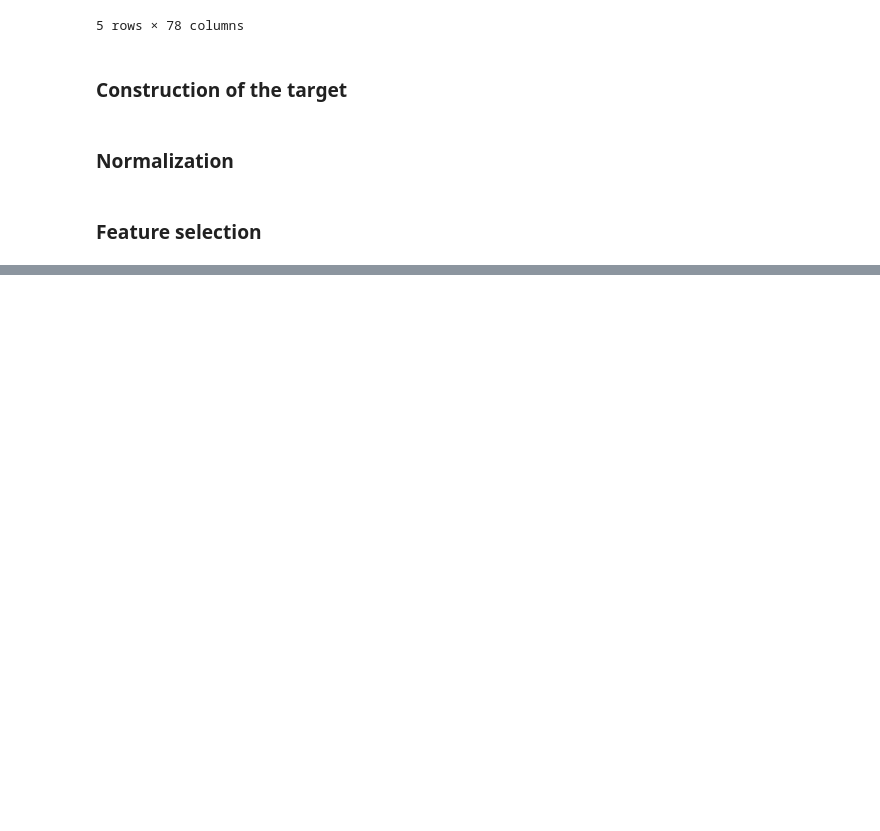
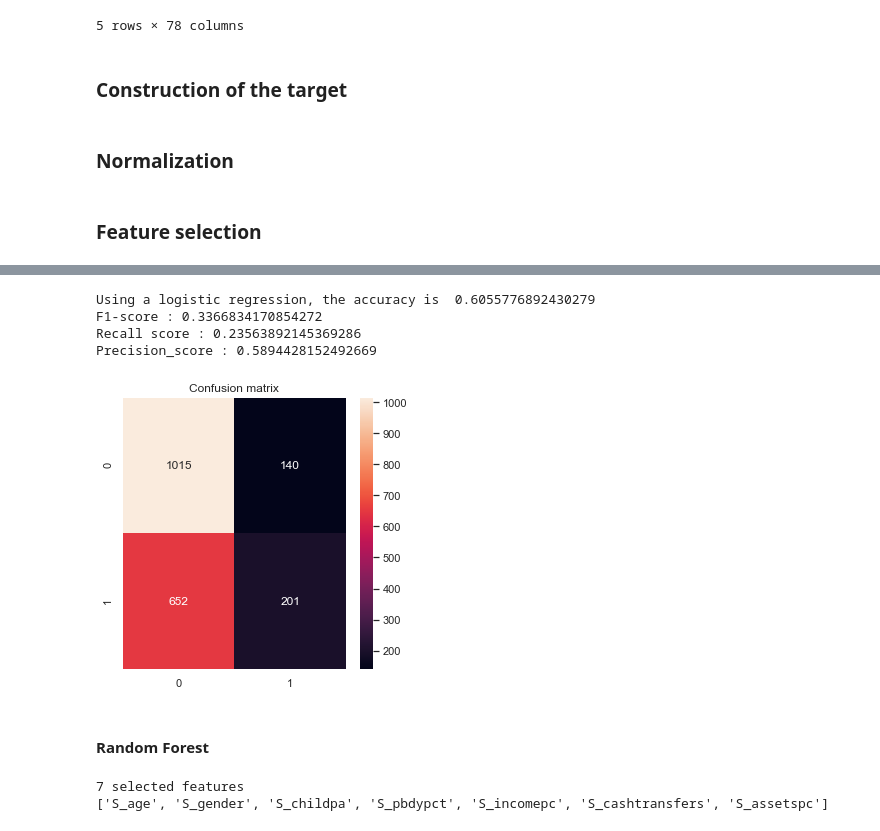
Before and after one commit to epfl-ada/ada-2020-project-milestone-p3-p3_2fast2curious, a Jupyter notebook: Freestyle.ipynb, the cells around one changed output, grey strips where cells are left out. Cells and saved outputs as stored; diff of their text form; code cells hidden in the pictures; blank space fills up the shorter version.

```diff
--- a/Freestyle.ipynb
+++ b/Freestyle.ipynb
@@ -192,0 +371,44 @@ I[to_norm] = normalize(I[to_norm])
+# %%
+#Split data set between train and test
+x_tr, x_te, y_tr, y_te = train_test_split(selection, np.ravel(target), test_size = 0.3, random_state = 50)
+
+#Logistic regression
+model = selection[rfe_feature].columns
+logistic = LogisticRegression(solver = 'lbfgs', max_iter = 5000)
+log_reg = logistic.fit(x_tr[model], y_tr)
+pred = log_reg.predict(x_te[model])
+
+#Statistics
+print('Using a logistic regression, the accuracy is ', accuracy_score(y_te, pred))
+print('F1-score :', f1_score(y_te, pred))
+print('Recall score :', recall_score(y_te, pred))
+print('Precision_score :', precision_score(y_te, pred))
+
+#Confusion matrix
+matrix = confusion_matrix(y_te, pred)
+plt.figure(figsize = (5, 5))
+sns.heatmap(matrix, annot=True, fmt="d")
+plt.title('Confusion matrix')
+plt.show()
+# %% [output]
+Using a logistic regression, the accuracy is  0.6055776892430279
+F1-score : 0.3366834170854272
+Recall score : 0.23563892145369286
+Precision_score : 0.5894428152492669
+[figure, added]
+# %% [markdown]
+#### Random Forest
+# %%
+from sklearn.feature_selection import SelectFromModel
+from sklearn.ensemble import RandomForestClassifier
+
+embeded_rf_selector = SelectFromModel(RandomForestClassifier(n_estimators=100), max_features=15)
+embeded_rf_selector.fit(selection, np.ravel(target))
+
+embeded_rf_support = embeded_rf_selector.get_support()
+embeded_rf_feature = selection.loc[:,embeded_rf_support].columns.tolist()
+print(str(len(embeded_rf_feature)), 'selected features')
+print(embeded_rf_feature)
+# %% [output]
+7 selected features
+['S_age', 'S_gender', 'S_childpa', 'S_pbdypct', 'S_incomepc', 'S_cashtransfers', 'S_assetspc']
```
Also changed, not shown: parts of 22 cells of this notebook, 1 other file.
